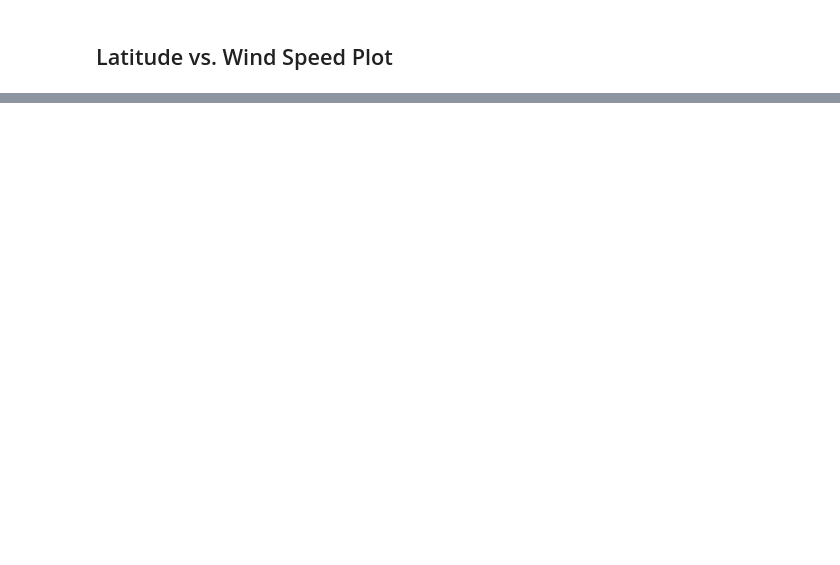
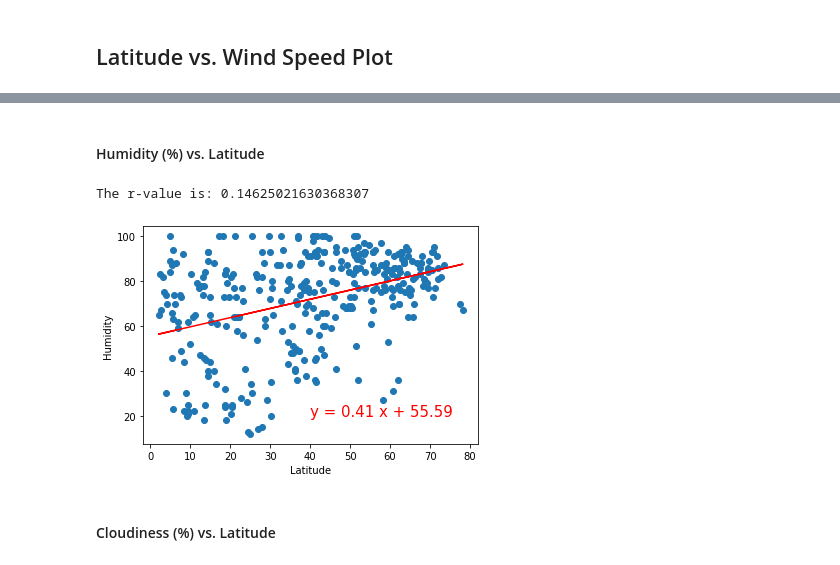
Before and after one commit to danieltp92/python-api-challenge, a Jupyter notebook: WeatherPy/WeatherPy.ipynb, the cells around one changed output, grey strips where cells are left out. Drawn from its saved outputs; the diff is of its cells as text; code cells hidden in the pictures; blank space fills up the shorter version.

```diff
--- a/WeatherPy/WeatherPy.ipynb
+++ b/WeatherPy/WeatherPy.ipynb
@@ -250,0 +315,20 @@ plt.show()
+# %% [markdown]
+#### Humidity (%) vs. Latitude
+# %%
+x_val = nh_city_df['Lat']
+y_val = nh_city_df['Humidity']
+(slope, intercept, rvalue, pvalue, stderr) = linregress(x_val, y_val)
+reg_val = x_val * slope + intercept
+line_eq = "y = " + str(round(slope,2)) + " x + " + str(round(intercept,2))
+plt.scatter(x_val, y_val)
+plt.plot(x_val, reg_val, "r-")
+plt.annotate(line_eq,(40,20),fontsize=15,color="red")
+plt.xlabel('Latitude')
+plt.ylabel('Humidity')
+print(f"The r-value is: {rvalue **2}")
+plt.show()
+# %% [output]
+The r-value is: 0.14625021630368307
+[figure, added]
+# %% [markdown]
+#### Cloudiness (%) vs. Latitude
```
Also changed, not shown: parts of 24 cells of this notebook.
